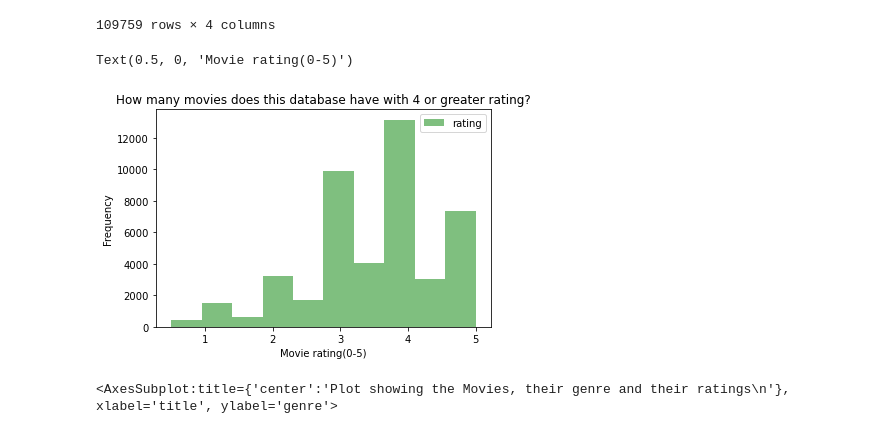
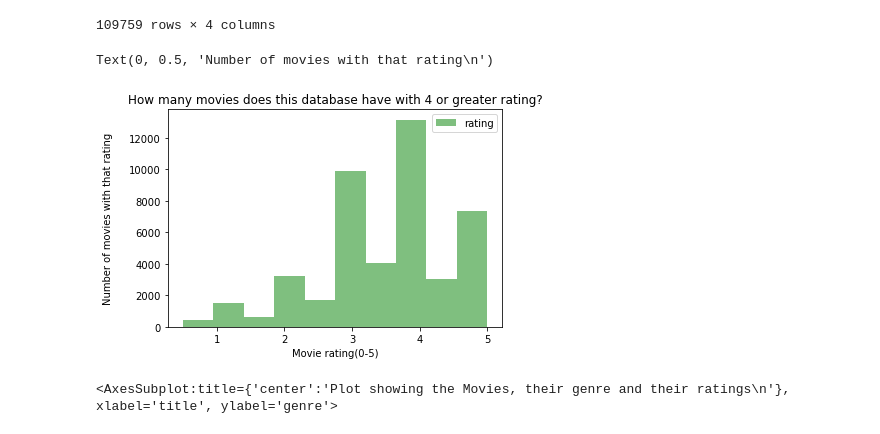
Before and after one commit to bsdutton/PROJECT2---ETL, a Jupyter notebook: ETL_ali_yuntian_Vasanta.ipynb, the cells around one changed output. Drawn from its saved outputs; the diff is of its cells as text; code cells hidden in the pictures.

```diff
--- a/ETL_ali_yuntian_Vasanta.ipynb
+++ b/ETL_ali_yuntian_Vasanta.ipynb
@@ -369,12 +369,13 @@ pd.read_sql_query(query, con=engine)
 # %%
 # Plot to see the database collection based on ratings to find number of movies in the collection with rating 4 or greater
 query = "select movies.title, ratings.rating from movies, ratings where (movies.id = ratings."'"movieId"'")  order by  ratings.rating  "
 rating_title_df = pd.read_sql_query(query, con=engine)
 ax=rating_title_df.plot.hist(x='title', y='rating', color='g',alpha = 0.5, title ='How many movies does this database have with 4 or greater rating?'  )
 ax.set_xlabel('Movie rating(0-5)')
+ax.set_ylabel('Number of movies with that rating\n')
 # %% [output]
-Text(0.5, 0, 'Movie rating(0-5)')
+Text(0, 0.5, 'Number of movies with that rating\n')
-[figure, old version]
+[figure, new version]
 # %%
 query = "select ratings."'"userId"'",movies.title,ratings.rating, genre.genre from movies, ratings, genre where (genre.movie_id = movies.id) and (ratings."'"movieId"'"=movies.id) group by ratings."'"userId"'",movies.title, ratings.rating, genre.genre order by movies.title limit 50   "
 df = pd.read_sql_query(query, con=engine)
```
